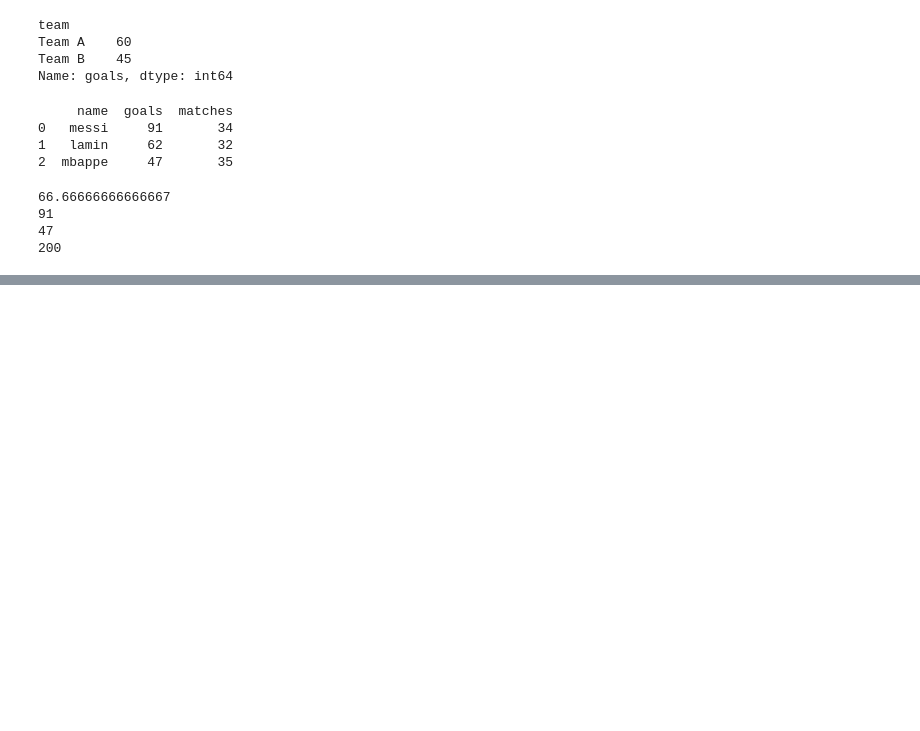
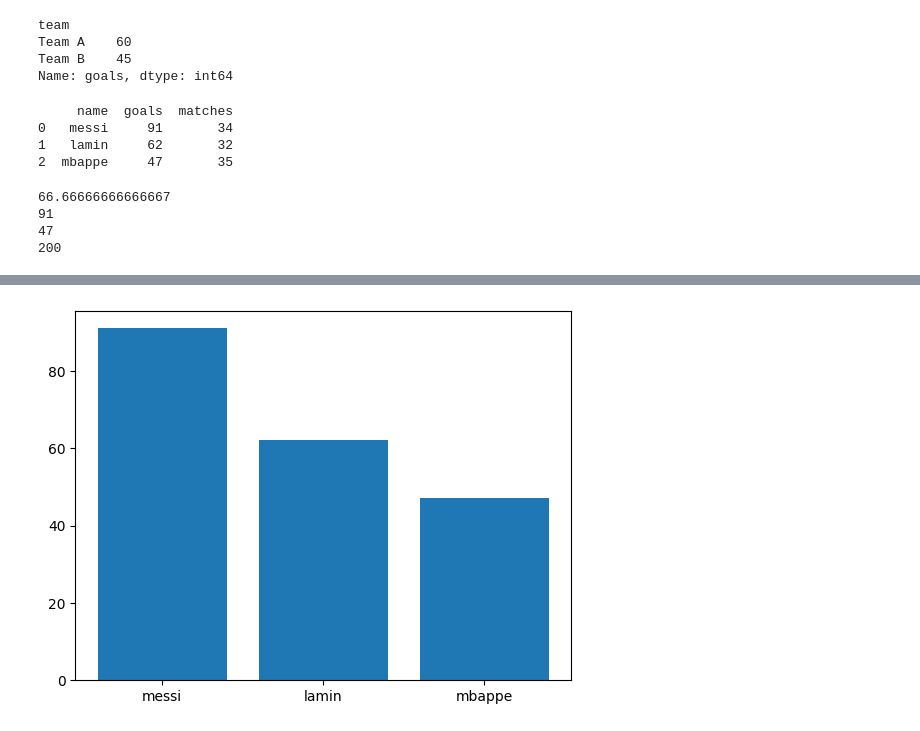
Before and after one commit to mohammedalhamiri16/football-analysis, a Jupyter notebook: football_project.ipynb, the cells around one changed output, grey strips where cells are left out. Drawn from its saved outputs; the diff is of its cells as text; code cells hidden in the pictures; blank space fills up the shorter version.

```diff
--- a/football_project.ipynb
+++ b/football_project.ipynb
@@ -463,0 +474,10 @@ print(df["goals"].sum()) # total goals of all palyers
+# %%
+import matplotlib.pyplot as plt # import the plotting library
+
+players = ["messi", "lamin", "mbappe"] # player names, shown under the bars
+goals = [91, 62, 47] # goals of each player, in the same order, sets the bar height
+
+plt.bar(players, goals) # draw one bar per each player,as tall as their goals
+plt.show() # display the chart
+# %% [output]
+[figure, added]
```
Also changed, not shown: parts of 6 cells of this notebook.
